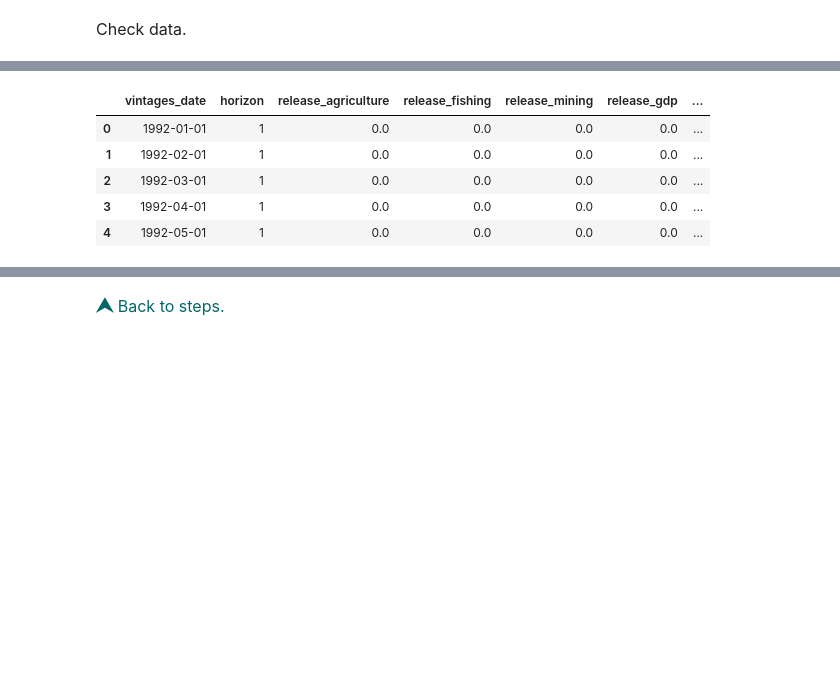
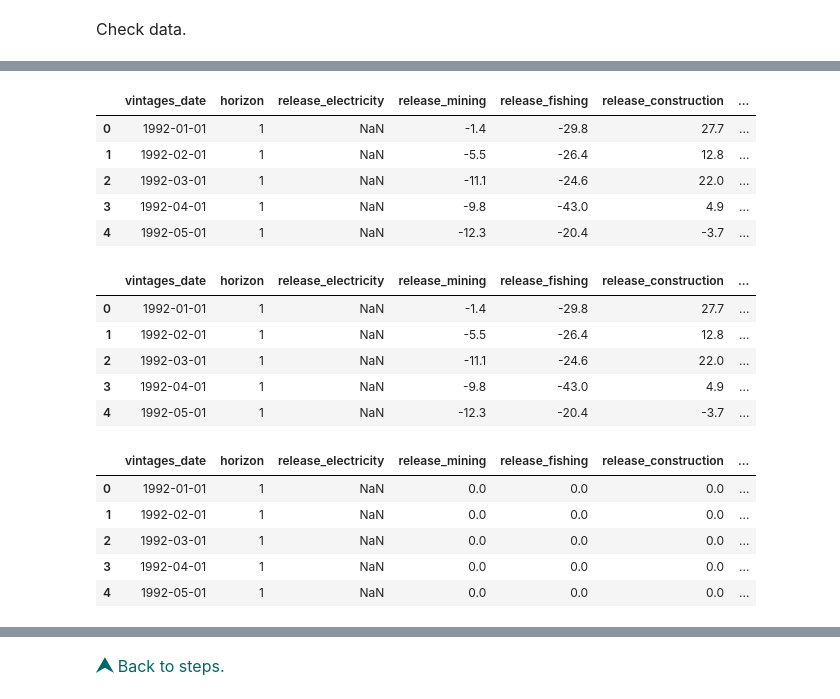
Before and after one commit to JasonCruz18/peru_gdp_revisions, a Jupyter notebook: gdp_revisions_datasets/gdp_revisions_datasets.ipynb, the cells around one changed output, grey strips where cells are left out. Drawn from its saved outputs; the diff is of its cells as text; code cells hidden in the pictures; blank space fills up the shorter version.

```diff
--- a/gdp_revisions_datasets/gdp_revisions_datasets.ipynb
+++ b/gdp_revisions_datasets/gdp_revisions_datasets.ipynb
@@ -1231,3 +1210,19 @@ else:
+# %%
+for sector in sectors:
+    query_releases = f"SELECT * FROM {variable}_{sector}_{frequency}_releases;"
+    query_releases_affected = f"SELECT * FROM {variable}_{sector}_{frequency}_releases_affected;"
+    query_releases_base_year_dummies = f"SELECT * FROM {variable}_{sector}_{frequency}_releases_base_year_dummies;"
+
+    releases_dfs[f"{sector}_releases"] = pd.read_sql(query_releases, engine)
+    releases_dfs[f"{sector}_releases_affected"] = pd.read_sql(query_releases_affected, engine)
+    releases_dfs[f"{sector}_releases_base_year_dummies"] = pd.read_sql(query_releases_base_year_dummies, engine)
+
+    if frequency == 'monthly':
+        query_releases_seasonal_dummies = f"SELECT * FROM {variable}_{sector}_{frequency}_releases_seasonal_dummies;"
+        releases_dfs[f"{sector}_releases_seasonal_dummies"] = pd.read_sql(query_releases_seasonal_dummies, engine)
+
+    else:
+        print("The selected frequency is not monthly.")
 # %% [markdown]
 <div style="font-family: PT Serif Pro Book; text-align: left; color: dark; font-size: 16px;">
     <span style="font-size: 20px; color: rgb(255, 32, 78); font-weight: bold;">
@@ -1607,0 +1266,24 @@ else:
+# %%
+merged_releases = releases_datasets_merge(
+    frequency,
+    *[releases_dfs[f"{sector}_releases"] for sector in sectors]
+)
+
+merged_releases_affected = releases_datasets_merge(
+    frequency,
+    *[releases_dfs[f"{sector}_releases_affected"] for sector in sectors]
+)
+
+merged_releases_base_year_dummies = releases_datasets_merge(
+    frequency,
+    *[releases_dfs[f"{sector}_releases_base_year_dummies"] for sector in sectors]
+)
+
+if frequency == 'monthly':
+    merged_releases_seasonal_dummies = releases_datasets_merge(
+        frequency,
+        *[releases_dfs[f"{sector}_releases_seasonal_dummies"] for sector in sectors]
+    )
+
+else:
+    print("The selected frequency is not monthly.")
@@ -1775,13 +1490,23 @@ releases_base_year_dummies_panel.head(5)
-# %%
-# Monthly Specific
-if frequency == 'monthly':
-    display(releases_seasonal_dummies_panel.head(5))
-else:
-    print("The selected frequency is not monthly.")
-# %% [output]
-|  | vintages_date | horizon | release_agriculture | release_fishing | release_mining | release_gdp | ... |
-| 0 | 1992-01-01 | 1 | 0.0 | 0.0 | 0.0 | 0.0 | ... |
-| 1 | 1992-02-01 | 1 | 0.0 | 0.0 | 0.0 | 0.0 | ... |
-| 2 | 1992-03-01 | 1 | 0.0 | 0.0 | 0.0 | 0.0 | ... |
-| 3 | 1992-04-01 | 1 | 0.0 | 0.0 | 0.0 | 0.0 | ... |
-| 4 | 1992-05-01 | 1 | 0.0 | 0.0 | 0.0 | 0.0 | ... |
+# %%
+display(releases_panel.head(5))
+display(releases_affected_panel.head(5))
+display(releases_base_year_dummies_panel.head(5))
+# %% [output]
+|  | vintages_date | horizon | release_electricity | release_mining | release_fishing | release_construction | ... |
+| 0 | 1992-01-01 | 1 | NaN | -1.4 | -29.8 | 27.7 | ... |
+| 1 | 1992-02-01 | 1 | NaN | -5.5 | -26.4 | 12.8 | ... |
+| 2 | 1992-03-01 | 1 | NaN | -11.1 | -24.6 | 22.0 | ... |
+| 3 | 1992-04-01 | 1 | NaN | -9.8 | -43.0 | 4.9 | ... |
+| 4 | 1992-05-01 | 1 | NaN | -12.3 | -20.4 | -3.7 | ... |
+|  | vintages_date | horizon | release_electricity | release_mining | release_fishing | release_construction | ... |
+| 0 | 1992-01-01 | 1 | NaN | -1.4 | -29.8 | 27.7 | ... |
+| 1 | 1992-02-01 | 1 | NaN | -5.5 | -26.4 | 12.8 | ... |
+| 2 | 1992-03-01 | 1 | NaN | -11.1 | -24.6 | 22.0 | ... |
+| 3 | 1992-04-01 | 1 | NaN | -9.8 | -43.0 | 4.9 | ... |
+| 4 | 1992-05-01 | 1 | NaN | -12.3 | -20.4 | -3.7 | ... |
+|  | vintages_date | horizon | release_electricity | release_mining | release_fishing | release_construction | ... |
+| 0 | 1992-01-01 | 1 | NaN | 0.0 | 0.0 | 0.0 | ... |
+| 1 | 1992-02-01 | 1 | NaN | 0.0 | 0.0 | 0.0 | ... |
+| 2 | 1992-03-01 | 1 | NaN | 0.0 | 0.0 | 0.0 | ... |
+| 3 | 1992-04-01 | 1 | NaN | 0.0 | 0.0 | 0.0 | ... |
+| 4 | 1992-05-01 | 1 | NaN | 0.0 | 0.0 | 0.0 | ... |
```
Also changed, not shown: parts of 231 cells of this notebook, 2 other files.
